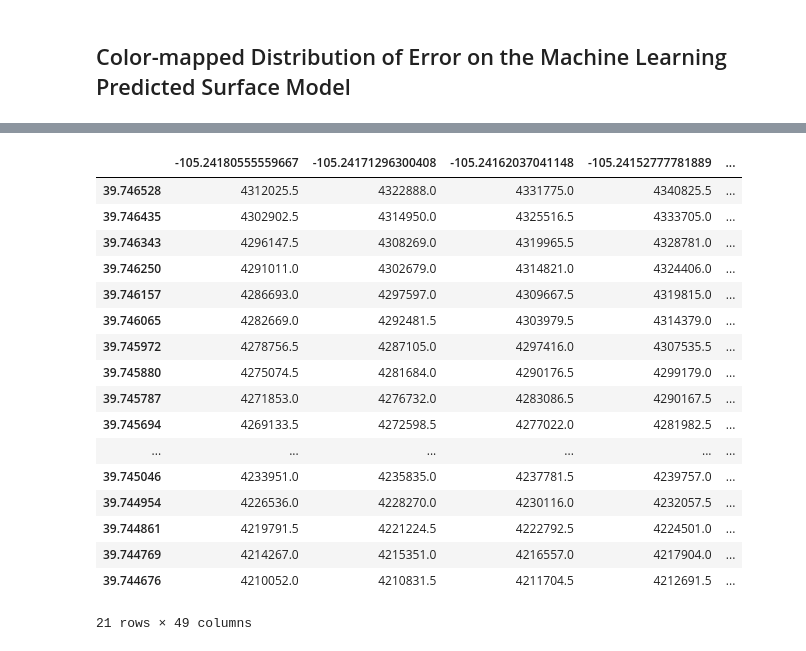
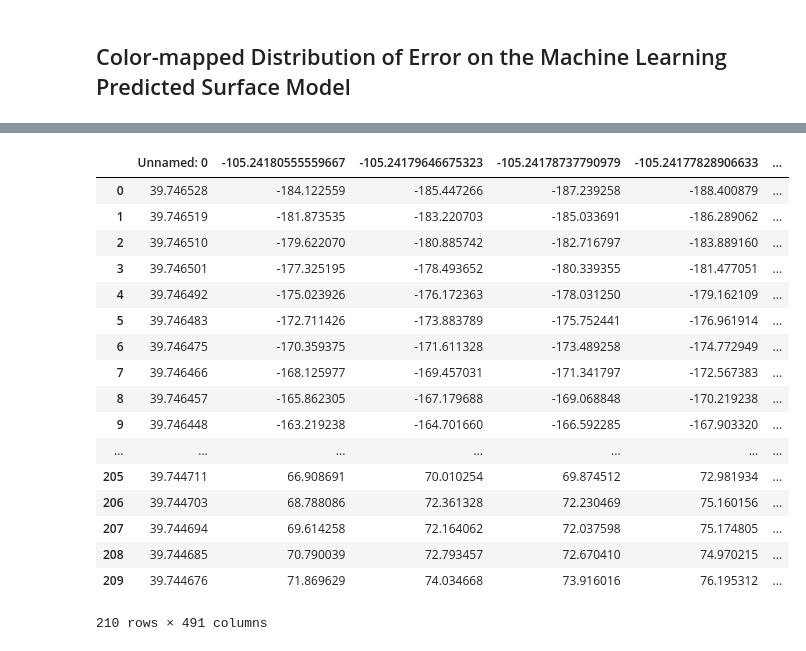
Before and after one commit to RRCCDataLab/Elevation-Descent, a Jupyter notebook: notebooks/Surface_Interpolation_Methods.ipynb, the cells around one changed output, grey strips where cells are left out. Saved outputs shown, nothing was run; the diff lists cells and outputs as text; code cells hidden in the pictures.

```diff
--- a/notebooks/Surface_Interpolation_Methods.ipynb
+++ b/notebooks/Surface_Interpolation_Methods.ipynb
@@ -710,21 +713,21 @@ plt.savefig('../vis/ml_predicted_surf_with_diff_heat.png', bbox_inches='tight');
-# %%
-ml_data.elev
-# %% [output]
-|  | -105.24180555559667 | -105.24171296300408 | -105.24162037041148 | -105.24152777781889 | ... |
-| 39.746528 | 4312025.5 | 4322888.0 | 4331775.0 | 4340825.5 | ... |
-| 39.746435 | 4302902.5 | 4314950.0 | 4325516.5 | 4333705.0 | ... |
-| 39.746343 | 4296147.5 | 4308269.0 | 4319965.5 | 4328781.0 | ... |
-| 39.746250 | 4291011.0 | 4302679.0 | 4314821.0 | 4324406.0 | ... |
-| 39.746157 | 4286693.0 | 4297597.0 | 4309667.5 | 4319815.0 | ... |
-| 39.746065 | 4282669.0 | 4292481.5 | 4303979.5 | 4314379.0 | ... |
-| 39.745972 | 4278756.5 | 4287105.0 | 4297416.0 | 4307535.5 | ... |
-| 39.745880 | 4275074.5 | 4281684.0 | 4290176.5 | 4299179.0 | ... |
-| 39.745787 | 4271853.0 | 4276732.0 | 4283086.5 | 4290167.5 | ... |
-| 39.745694 | 4269133.5 | 4272598.5 | 4277022.0 | 4281982.5 | ... |
-| ... | ... | ... | ... | ... | ... |
-| 39.745046 | 4233951.0 | 4235835.0 | 4237781.5 | 4239757.0 | ... |
-| 39.744954 | 4226536.0 | 4228270.0 | 4230116.0 | 4232057.5 | ... |
-| 39.744861 | 4219791.5 | 4221224.5 | 4222792.5 | 4224501.0 | ... |
-| 39.744769 | 4214267.0 | 4215351.0 | 4216557.0 | 4217904.0 | ... |
-| 39.744676 | 4210052.0 | 4210831.5 | 4211704.5 | 4212691.5 | ... |
-21 rows × 49 columns
+# %%
+ml_diff
+# %% [output]
+|  | Unnamed: 0 | -105.24180555559667 | -105.24179646675323 | -105.24178737790979 | -105.24177828906633 | ... |
+| 0 | 39.746528 | -184.122559 | -185.447266 | -187.239258 | -188.400879 | ... |
+| 1 | 39.746519 | -181.873535 | -183.220703 | -185.033691 | -186.289062 | ... |
+| 2 | 39.746510 | -179.622070 | -180.885742 | -182.716797 | -183.889160 | ... |
+| 3 | 39.746501 | -177.325195 | -178.493652 | -180.339355 | -181.477051 | ... |
+| 4 | 39.746492 | -175.023926 | -176.172363 | -178.031250 | -179.162109 | ... |
+| 5 | 39.746483 | -172.711426 | -173.883789 | -175.752441 | -176.961914 | ... |
+| 6 | 39.746475 | -170.359375 | -171.611328 | -173.489258 | -174.772949 | ... |
+| 7 | 39.746466 | -168.125977 | -169.457031 | -171.341797 | -172.567383 | ... |
+| 8 | 39.746457 | -165.862305 | -167.179688 | -169.068848 | -170.219238 | ... |
+| 9 | 39.746448 | -163.219238 | -164.701660 | -166.592285 | -167.903320 | ... |
+| ... | ... | ... | ... | ... | ... | ... |
+| 205 | 39.744711 | 66.908691 | 70.010254 | 69.874512 | 72.981934 | ... |
+| 206 | 39.744703 | 68.788086 | 72.361328 | 72.230469 | 75.160156 | ... |
+| 207 | 39.744694 | 69.614258 | 72.164062 | 72.037598 | 75.174805 | ... |
+| 208 | 39.744685 | 70.790039 | 72.793457 | 72.670410 | 74.970215 | ... |
+| 209 | 39.744676 | 71.869629 | 74.034668 | 73.916016 | 76.195312 | ... |
+210 rows × 491 columns
```
Also changed, not shown: parts of 8 cells of this notebook.
